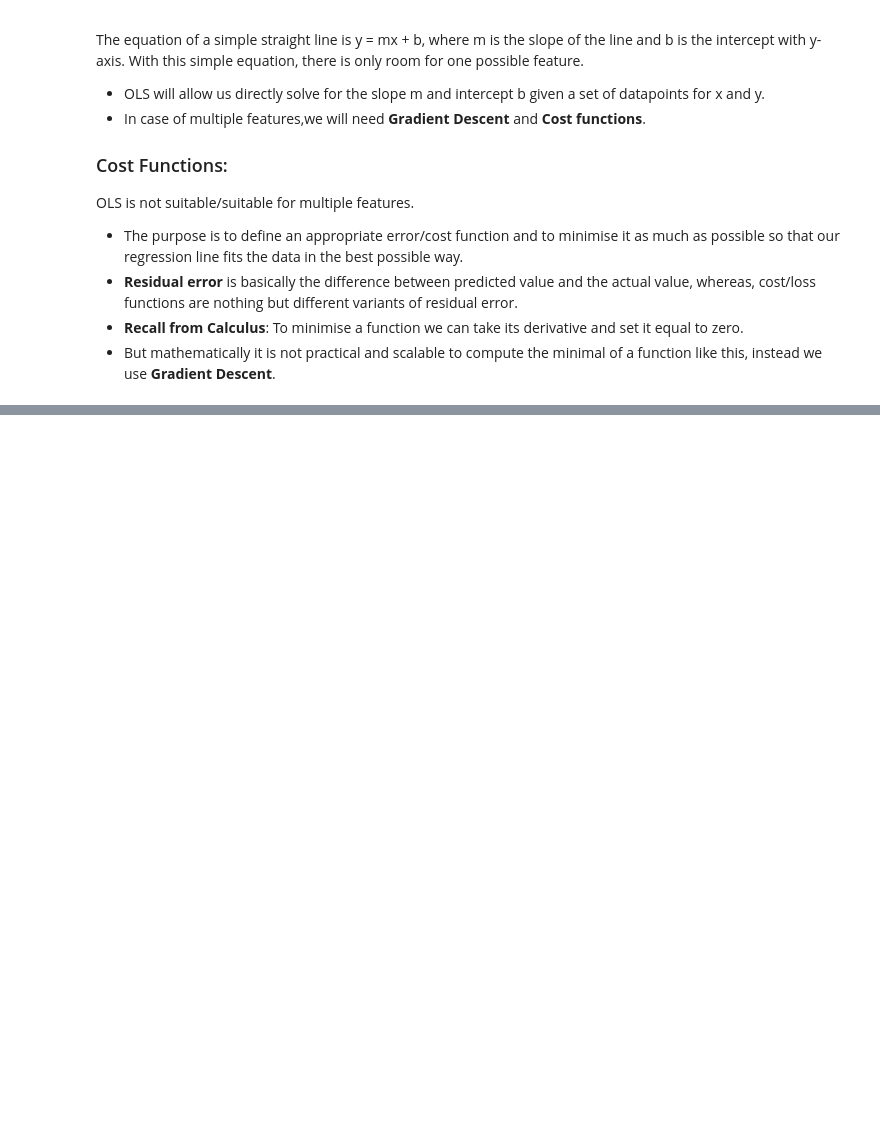
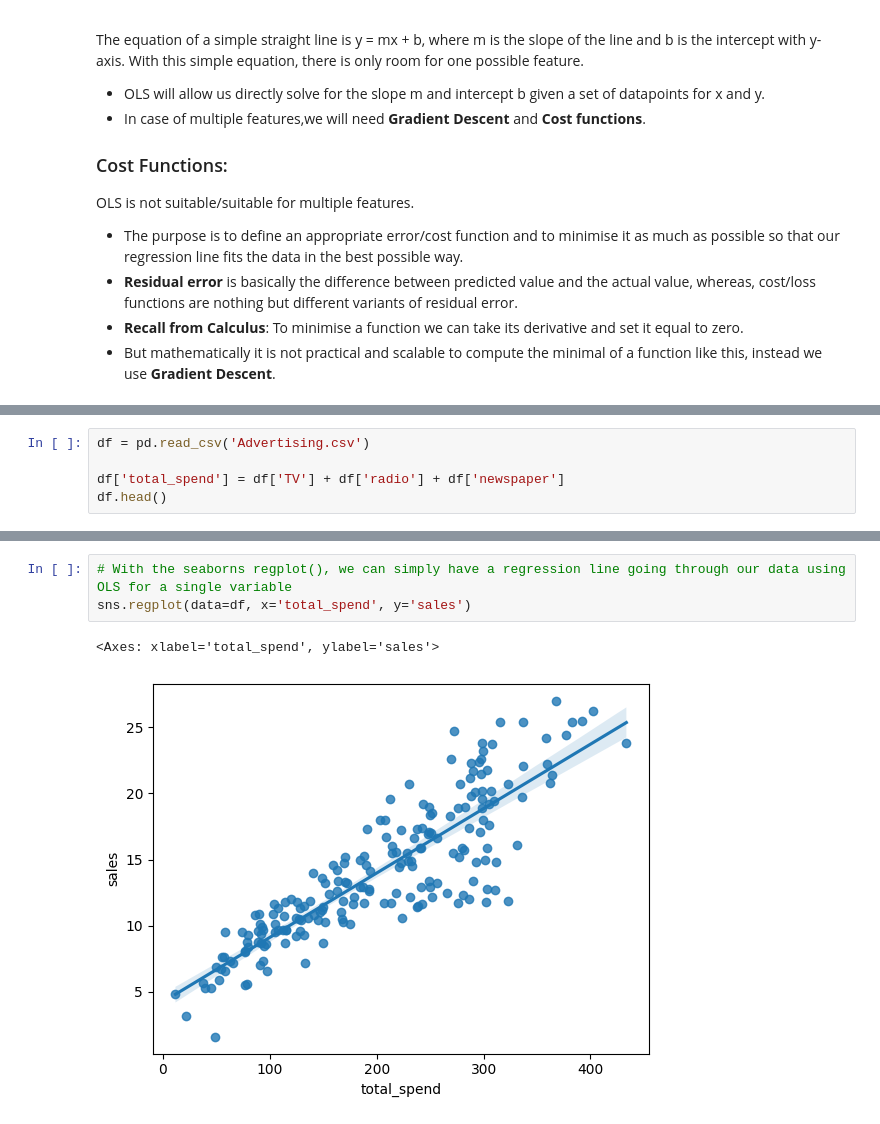
Before and after one commit to darshitttt/AI_ML_Learning, a Jupyter notebook: ML_Course/SupervisedML.ipynb, the cells around one changed output, grey strips where cells are left out. Drawn from its saved outputs; the diff is of its cells as text; blank space fills up the shorter version.

```diff
--- a/ML_Course/SupervisedML.ipynb
+++ b/ML_Course/SupervisedML.ipynb
@@ -58,0 +64,5 @@ OLS is not suitable/suitable for multiple features.
+# %%
+df = pd.read_csv('Advertising.csv')
+
+df['total_spend'] = df['TV'] + df['radio'] + df['newspaper']
+df.head()
@@ -58,0 +76,6 @@ OLS is not suitable/suitable for multiple features.
+# %%
+# With the seaborns regplot(), we can simply have a regression line going through our data using OLS for a single variable
+sns.regplot(data=df, x='total_spend', y='sales')
+# %% [output]
+<Axes: xlabel='total_spend', ylabel='sales'>
+[figure, added]
```
Also changed, not shown: parts of 4 cells of this notebook, 1 other file.
